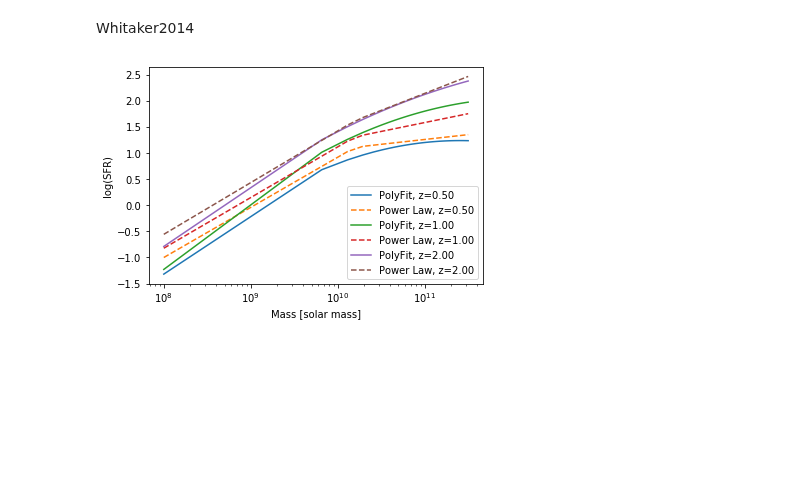
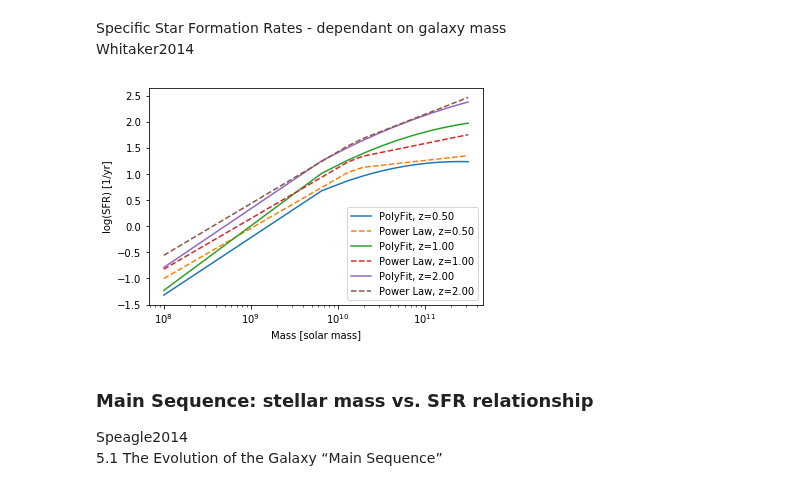
Before and after one commit to eklem1/GalaxySim, a Jupyter notebook: SFRs.ipynb, the cells around one changed output. Drawn from its saved outputs; the diff is of its cells as text; code cells hidden in the pictures; blank space fills up the shorter version.

```diff
--- a/SFRs.ipynb
+++ b/SFRs.ipynb
@@ -8,8 +8,9 @@ from ..physics.Constants import
 # %%
 pop_halo = ares.populations.HaloPopulation()
 data = ares.analysis.GalaxyPopulation() #for lit values
-# %% [markdown]
-Whitaker2014
+# %% [markdown]
+Specific Star Formation Rates - dependant on galaxy mass
+Whitaker2014
 # %%
 #[a, b, c] - from Table 1
 polyPara = [[-27.4, -26.03, -24.04, -19.99], [5.02, 4.62, 4.17, 3.44], [-0.22, -0.19, -0.16, -0.13]]
@@ -58,20 +59,20 @@ def pl_HL(z, mass):
 # %%
 Sm = np.linspace(10**8.0, 10**11.5)
 
 for z in [0.5, 1, 2]:
     SFR_P = polyFit(z, Sm)
     # print(SFR)
     SFR_pl = pl_HL(z, Sm)
 
     pl.semilogx(Sm, SFR_P, label="PolyFit, z=%.2f" %z)
     pl.semilogx(Sm, SFR_pl, label="Power Law, z=%.2f" %z, ls="--")
 
 pl.legend()
-pl.ylabel('log(SFR)')
+pl.ylabel('log(SFR) [1/yr]')
 pl.xlabel('Mass [solar mass]')
 # pl.title('')
 
 # pl.ylim(1e-25, 10)
 pl.show()
 # %% [output]
-[figure, old version]
+[figure, new version]
@@ -77,0 +86,4 @@ pl.show()
+# %% [markdown]
+### Main Sequence: stellar mass vs. SFR relationship
+Speagle2014
+5.1 The Evolution of the Galaxy “Main Sequence”
```
Also changed, not shown: parts of 3 cells of this notebook.
